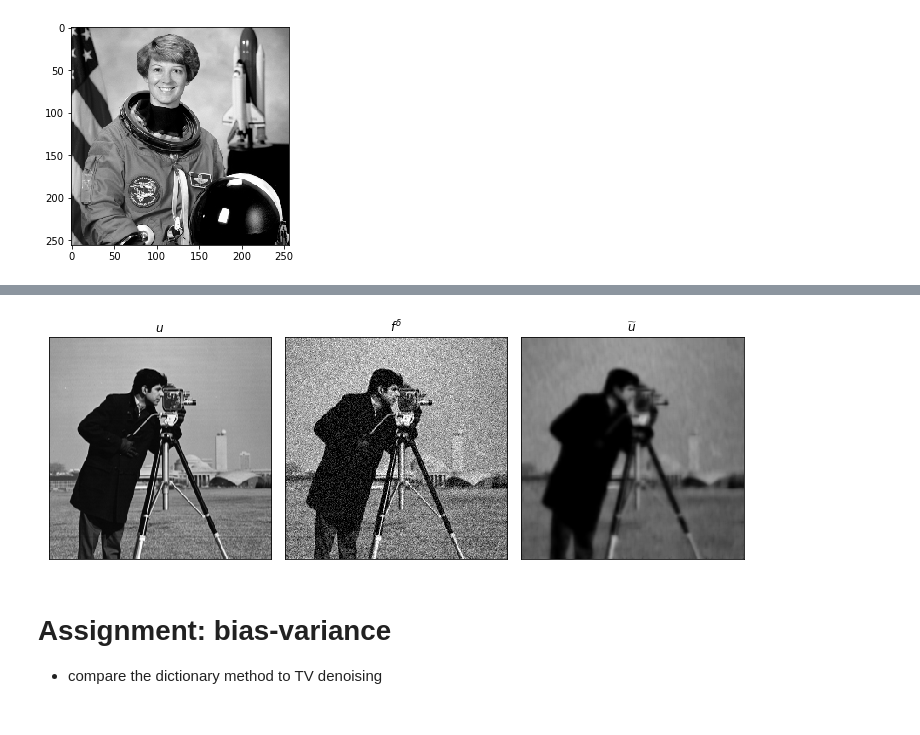
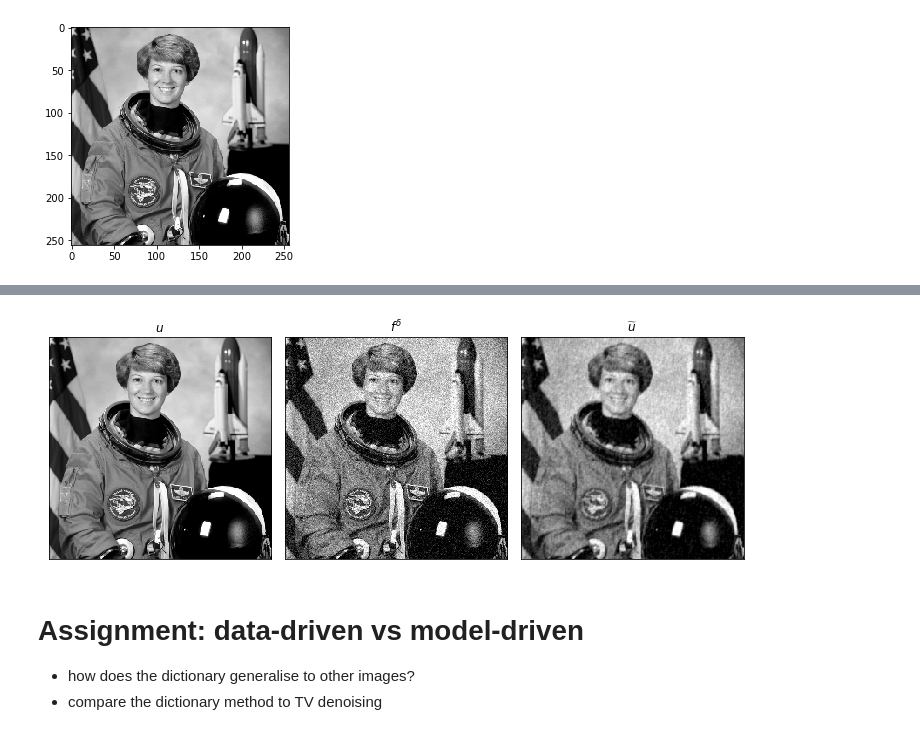
Before and after one commit to TristanvanLeeuwen/Summerschool, a Jupyter notebook: DictionaryLearning.ipynb, the cells around one changed output, grey strips where cells are left out. Cells and saved outputs as stored; diff of their text form; code cells hidden in the pictures.

```diff
--- a/DictionaryLearning.ipynb
+++ b/DictionaryLearning.ipynb
@@ -90,6 +130,6 @@ show_data(patches,10,10)
 # %%
 # initialise dictionary learner
-dict_learner = MiniBatchDictionaryLearning(n_components=20, transform_alpha = 1, random_state=42, transform_algorithm = 'lasso_lars')
+dict_learner = MiniBatchDictionaryLearning(n_components=20, transform_alpha = 1e-3, random_state=42, transform_algorithm = 'lasso_lars')
 
 # learn dictionary
 dict_learner.fit(patches)
@@ -105,21 +145,22 @@ show_data(dict_learner.components_,2,10)
 # %%
-u = rgb2gray(data.camera())
-u = u[::2,::2] / 255
-
+u = rgb2gray(data.astronaut())
+u = u[::2,::2]
+dd
 delta = 1e-1
 f_delta = u + delta * np.random.randn(u.shape[0],u.shape[1])
 
 p_delta = extract_patches_2d(f_delta ,(8,8))
 p_delta = p_delta.reshape(p_delta.shape[0], -1)
 
 p = dict_learner.transform(p_delta) @ dict_learner.components_
 #p = p_delta
 image = reconstruct_from_patches_2d(p.reshape((p.shape[0],8,8)), (256,256))
 
 plot_images([u,f_delta,image], [r'$u$',r'$f^\delta$',r'$\widetilde{u}$'])
 # %% [output]
-[figure, old version]
+[figure, new version]
 # %% [markdown]
-# Assignment: bias-variance
+# Assignment: data-driven vs model-driven
 
+* how does the dictionary generalise to other images?
 * compare the dictionary method to TV denoising
```
Also changed, not shown: parts of 11 cells of this notebook, 6 other files.
